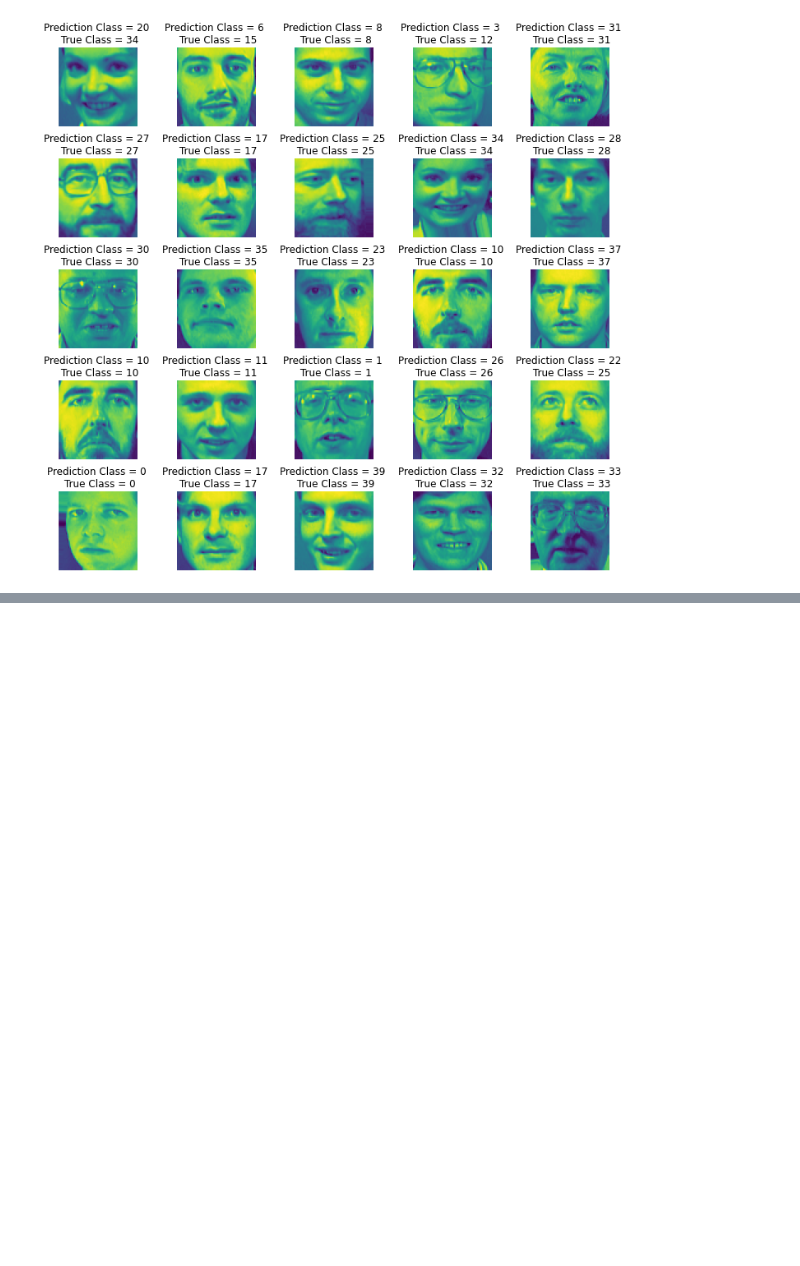
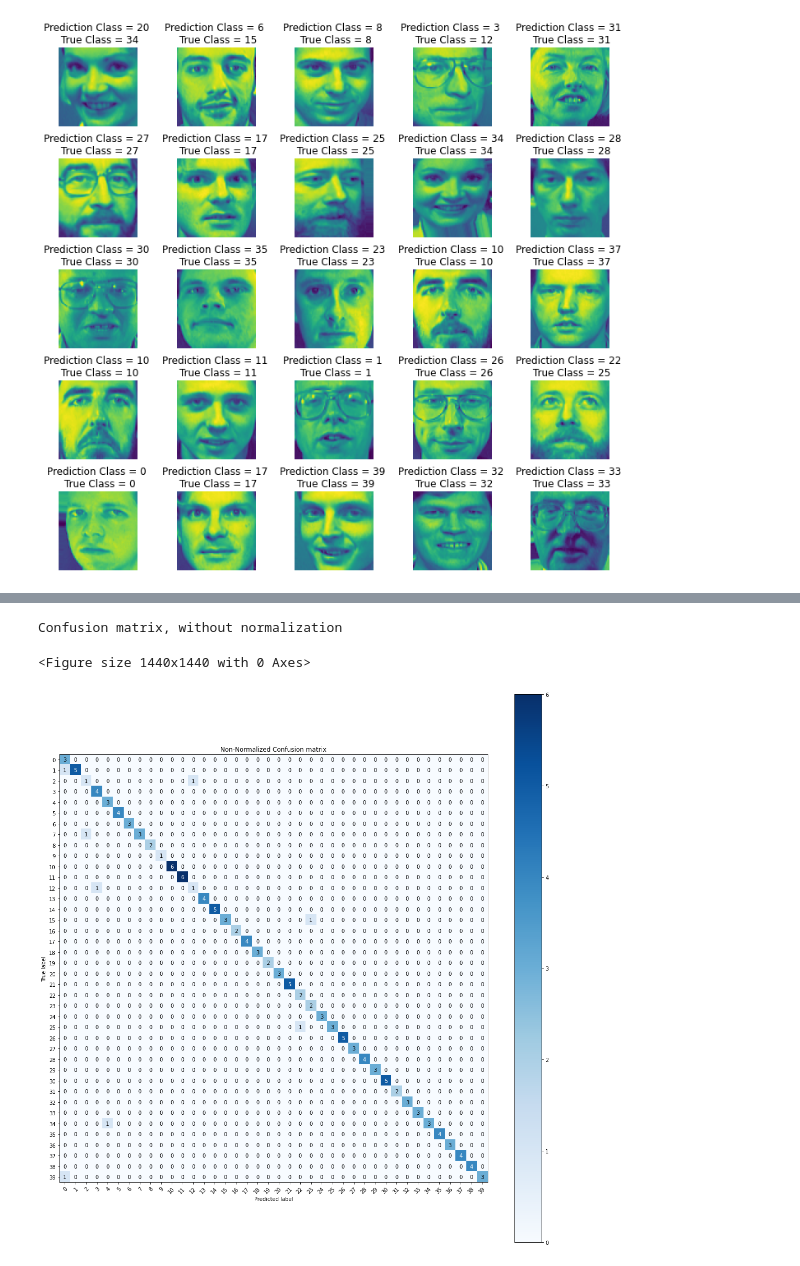
Before and after one commit to renatovalente5/AA-Projs, a Jupyter notebook: Project2/SVM2.ipynb, the cells around one changed output, grey strips where cells are left out. Saved outputs shown, nothing was run; the diff lists cells and outputs as text; code cells hidden in the pictures; blank space fills up the shorter version.

```diff
--- a/Project2/SVM2.ipynb
+++ b/Project2/SVM2.ipynb
@@ -204,0 +295,8 @@ plt.subplots_adjust(wspace = 0.5)
+# %%
+plt.figure(figsize=(20,20))
+plot_confusion_matrix(rounded_labels, pred2, classes = class_name, title='Non-Normalized Confusion matrix')
+plt.show()
+# %% [output]
+Confusion matrix, without normalization
+<Figure size 1440x1440 with 0 Axes>
+[figure, added]
```
Also changed, not shown: parts of 16 cells of this notebook, 1 other file.
